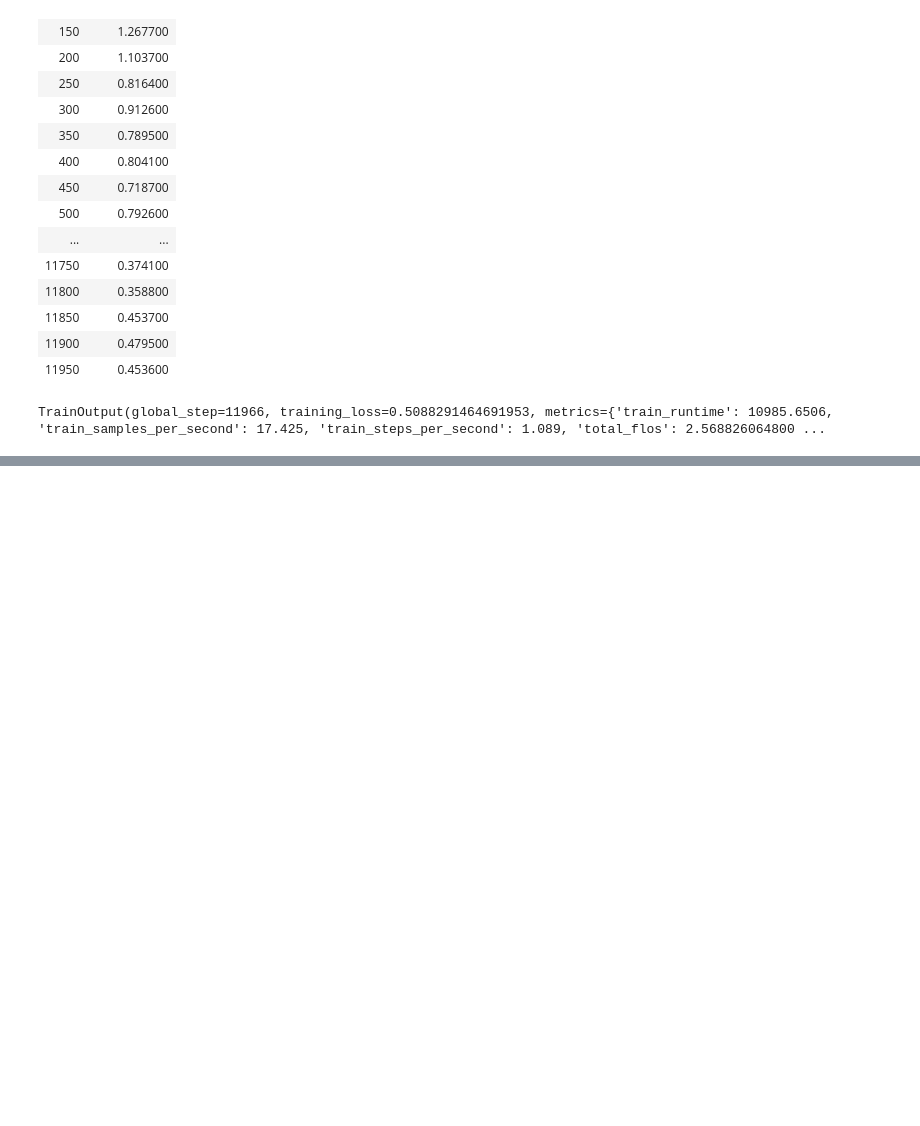
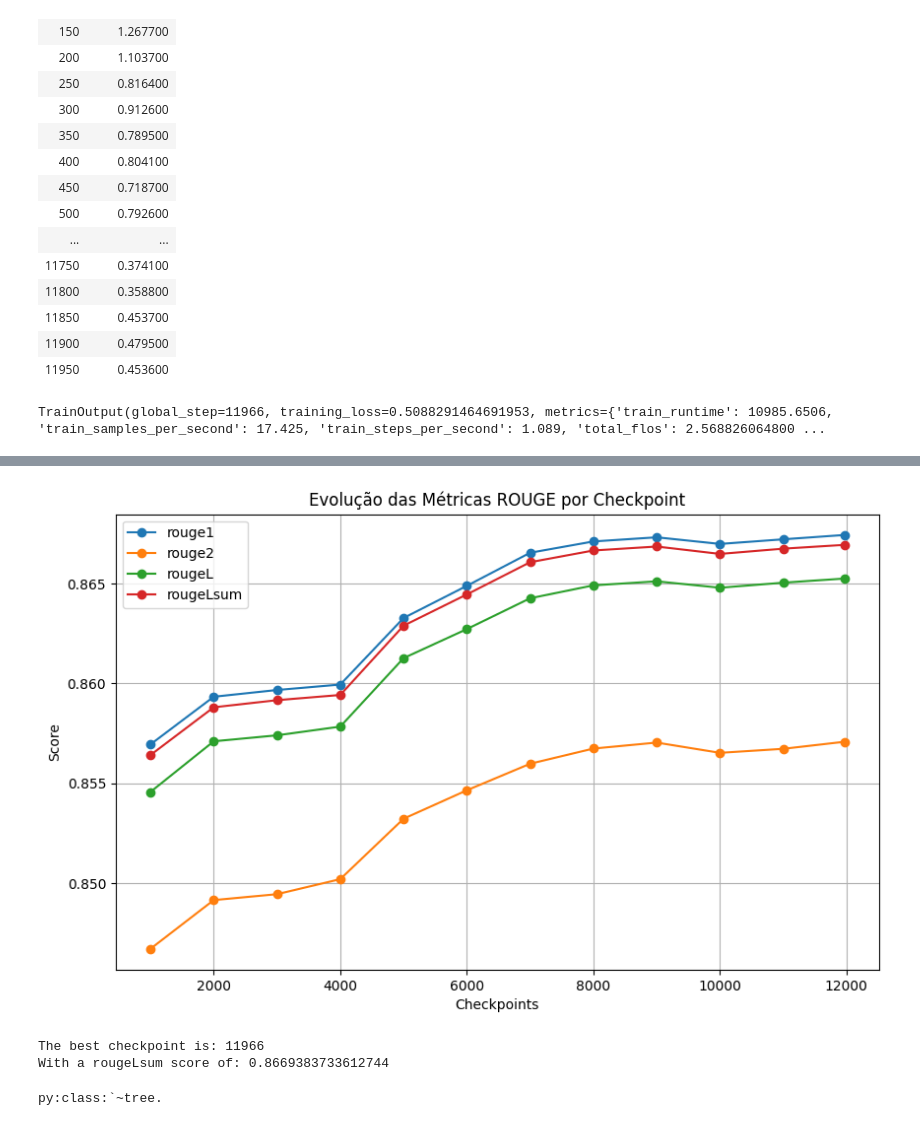
Before and after one commit to IgorJoaquimn/tp-nlp, a Jupyter notebook: nlp-2.ipynb, the cells around one changed output, grey strips where cells are left out. Drawn from its saved outputs; the diff is of its cells as text; code cells hidden in the pictures; blank space fills up the shorter version.

Commit message:
Kaggle Notebook | Projeto Final | v1

```diff
--- a/nlp-2.ipynb
+++ b/nlp-2.ipynb
@@ -122,6 +242,9 @@ import numpy as np
 # Define compute_metrics function
 def compute_metrics(eval_pred):
     predictions, labels = eval_pred
+
+    max_token_id = tokenizer.vocab_size - 1
+    labels = np.clip(labels, 0, max_token_id)  # Clipping para garantir que os valores fiquem dentro do limite
 
     # Decode predictions and labels to text
     decoded_preds = tokenizer.batch_decode(predictions, skip_special_tokens=True)
@@ -221,7 +348,0 @@ TrainOutput(global_step=11966, training_loss=0.5088291464691953, metrics={'train
-# %%
-text = "def rolling(self, *args, **kwargs) -> RollingGroupby: from pandas.core.window import RollingGroupby return RollingGroupby( self._selected_obj, *args, _grouper=self.grouper, _as_index=self.as_index, **kwargs, )"
-input_ids = tokenizer(text, max_length=512, truncation=True, padding="max_length",return_tensors="pt").input_ids.to(device)
-
-# simply generate a single sequence
-generated_ids = model.generate(input_ids)
-print(tokenizer.decode(generated_ids[0], skip_special_tokens=True))
@@ -239,0 +366,8 @@ tokenizer.save_pretrained("./fine_tuned_codet5")
+# %%
+# Diretório base dos checkpoints
+base_dir = "/kaggle/working/run/t5_finetuned"
+
+# Lista de checkpoints ordenados numericamente
+checkpoints = sorted([os.path.join(base_dir, d) for d in os.listdir(base_dir) if d.startswith("checkpoint-")],
+                     key=lambda x: int(x.split("-")[-1]))
+checkpoints
@@ -239,0 +389,11 @@ tokenizer.save_pretrained("./fine_tuned_codet5")
+# %%
+from torch.utils.data import DataLoader
+
+columns_to_keep = ["input_ids", "attention_mask", "labels"]
+test_dataset.set_format(type="torch", columns=columns_to_keep)
+
+data_collator = DataCollatorForSeq2Seq(tokenizer, model=None, padding=True)
+
+test_dataloader = DataLoader(
+    test_dataset, batch_size=256, collate_fn=data_collator
+)
@@ -239,0 +464,28 @@ tokenizer.save_pretrained("./fine_tuned_codet5")
+# %%
+import matplotlib.pyplot as plt
+
+plt.figure(figsize=(10, 6))
+for metric in ["rouge1", "rouge2", "rougeL", "rougeLsum"]:
+    plt.plot(metrics_results["checkpoint"], metrics_results[metric], marker="o", label=metric)
+
+plt.xlabel("Checkpoints")
+plt.ylabel("Score")
+plt.title("Evolução das Métricas ROUGE por Checkpoint")
+plt.legend()
+plt.grid(True)
+plt.show()
+# %% [output]
+[figure, added]
+# %%
+# Find the index of the best checkpoint based on 'rougeLsum'
+best_checkpoint_idx = np.argmax(metrics_results['rougeLsum'])
+
+# Get the best checkpoint
+best_checkpoint = metrics_results['checkpoint'][best_checkpoint_idx]
+
+# Print the best checkpoint and its corresponding rougeLsum score
+print(f"The best checkpoint is: {best_checkpoint}")
+print(f"With a rougeLsum score of: {metrics_results['rougeLsum'][best_checkpoint_idx]}")
+# %% [output]
+The best checkpoint is: 11966
+With a rougeLsum score of: 0.8669383733612744
@@ -239,0 +499,9 @@ tokenizer.save_pretrained("./fine_tuned_codet5")
+# %%
+input_ids = tokenizer(s, return_tensors="pt").input_ids.to(device)
+
+# simply generate a single sequence
+generated_ids = model.generate(input_ids, max_length=10)
+print(tokenizer.decode(generated_ids[0], skip_special_tokens=True))
+# this prints "user: {user.name}"
+# %% [output]
+py:class:`~tree.
```
Also changed, not shown: parts of 31 cells of this notebook.
